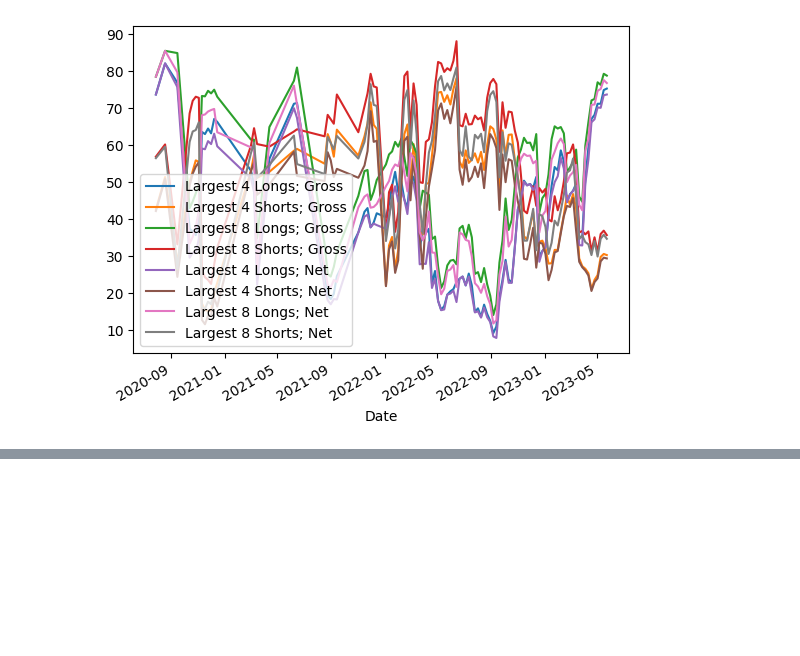
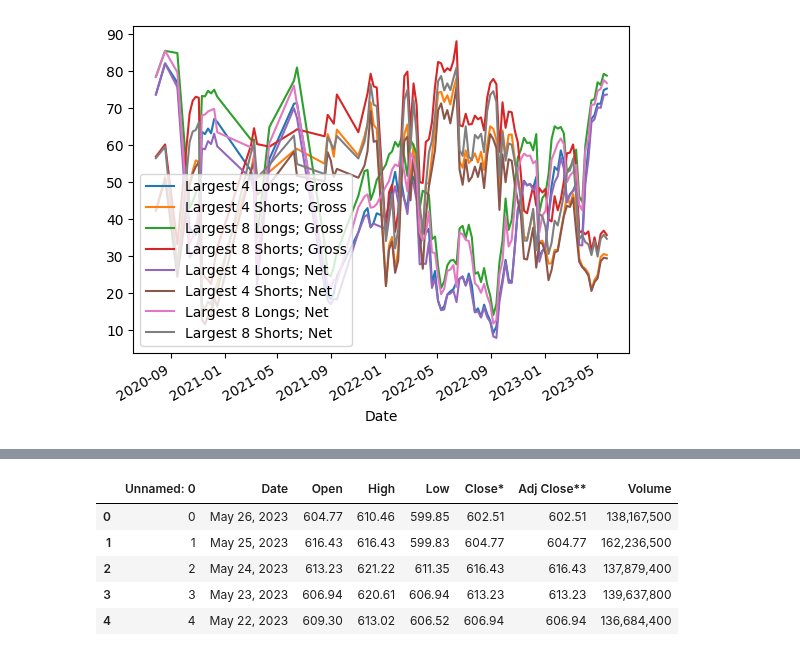
Before and after one commit to ChrisVerg/SmartInvest, a Jupyter notebook: Notebooks/JesusOrganize.ipynb, the cells around one changed output, grey strips where cells are left out. Cells and saved outputs as stored; diff of their text form; code cells hidden in the pictures; blank space fills up the shorter version.

```diff
--- a/Notebooks/JesusOrganize.ipynb
+++ b/Notebooks/JesusOrganize.ipynb
@@ -65,4 +74,11 @@ Consumer_Staples = pd.read_csv("Consumer_Staples.csv")
 # %%
-Consumer_Staples.head()
+Energy = pd.read_csv("C:/Users/Owner/Documents/GitHub/SmartInvest/Energy.csv")
 # %%
-df1 = pd.read_clipboard()
+Energy.head()
+# %% [output]
+|  | Unnamed: 0 | Date | Open | High | Low | Close* | Adj Close** | Volume |
+| 0 | 0 | May 26, 2023 | 604.77 | 610.46 | 599.85 | 602.51 | 602.51 | 138,167,500 |
+| 1 | 1 | May 25, 2023 | 616.43 | 616.43 | 599.83 | 604.77 | 604.77 | 162,236,500 |
+| 2 | 2 | May 24, 2023 | 613.23 | 621.22 | 611.35 | 616.43 | 616.43 | 137,879,400 |
+| 3 | 3 | May 23, 2023 | 606.94 | 620.61 | 606.94 | 613.23 | 613.23 | 139,637,800 |
+| 4 | 4 | May 22, 2023 | 609.30 | 613.02 | 606.52 | 606.94 | 606.94 | 136,684,400 |
```
Also changed, not shown: parts of 19 cells of this notebook, 5 other files.
